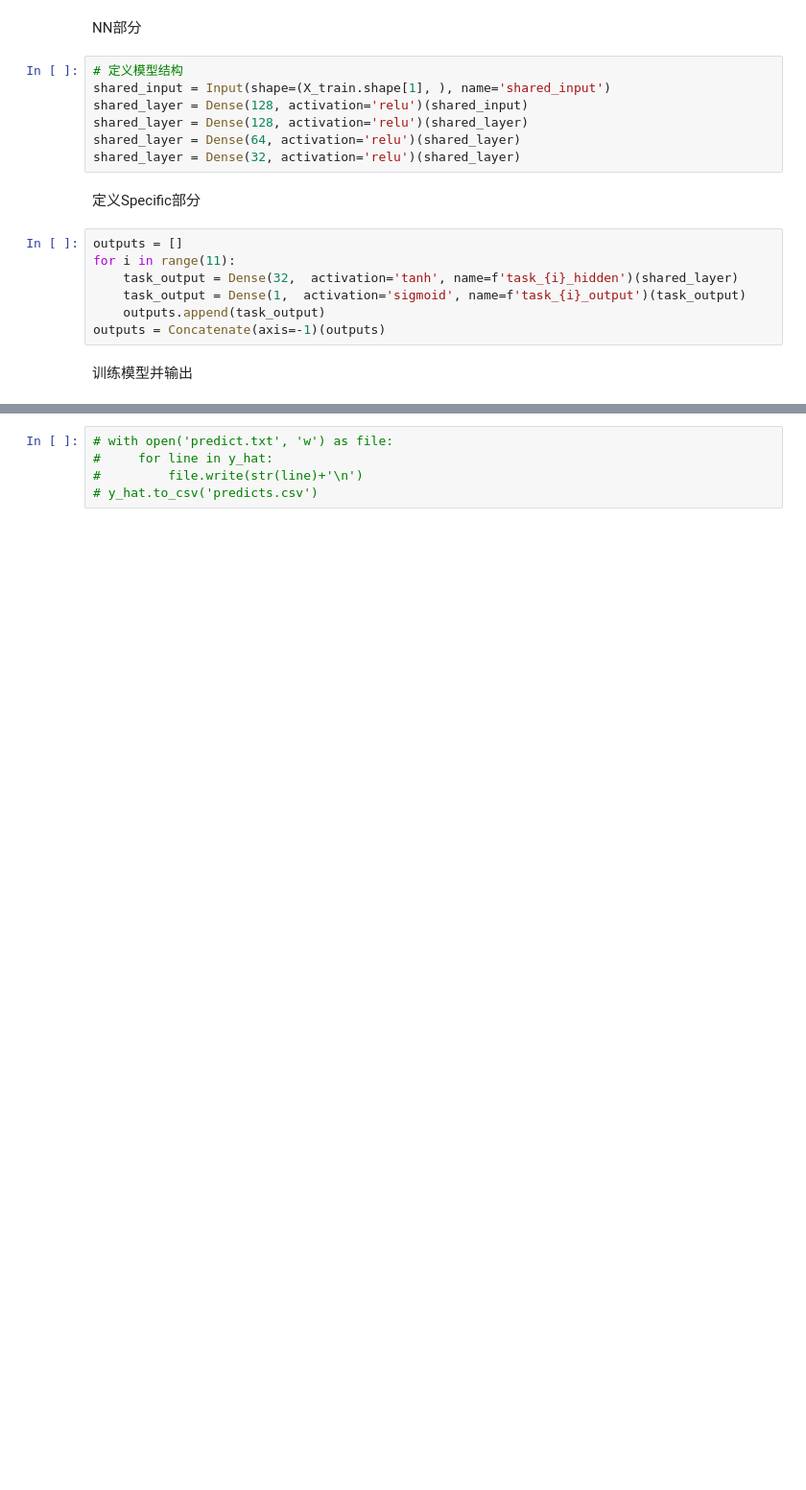
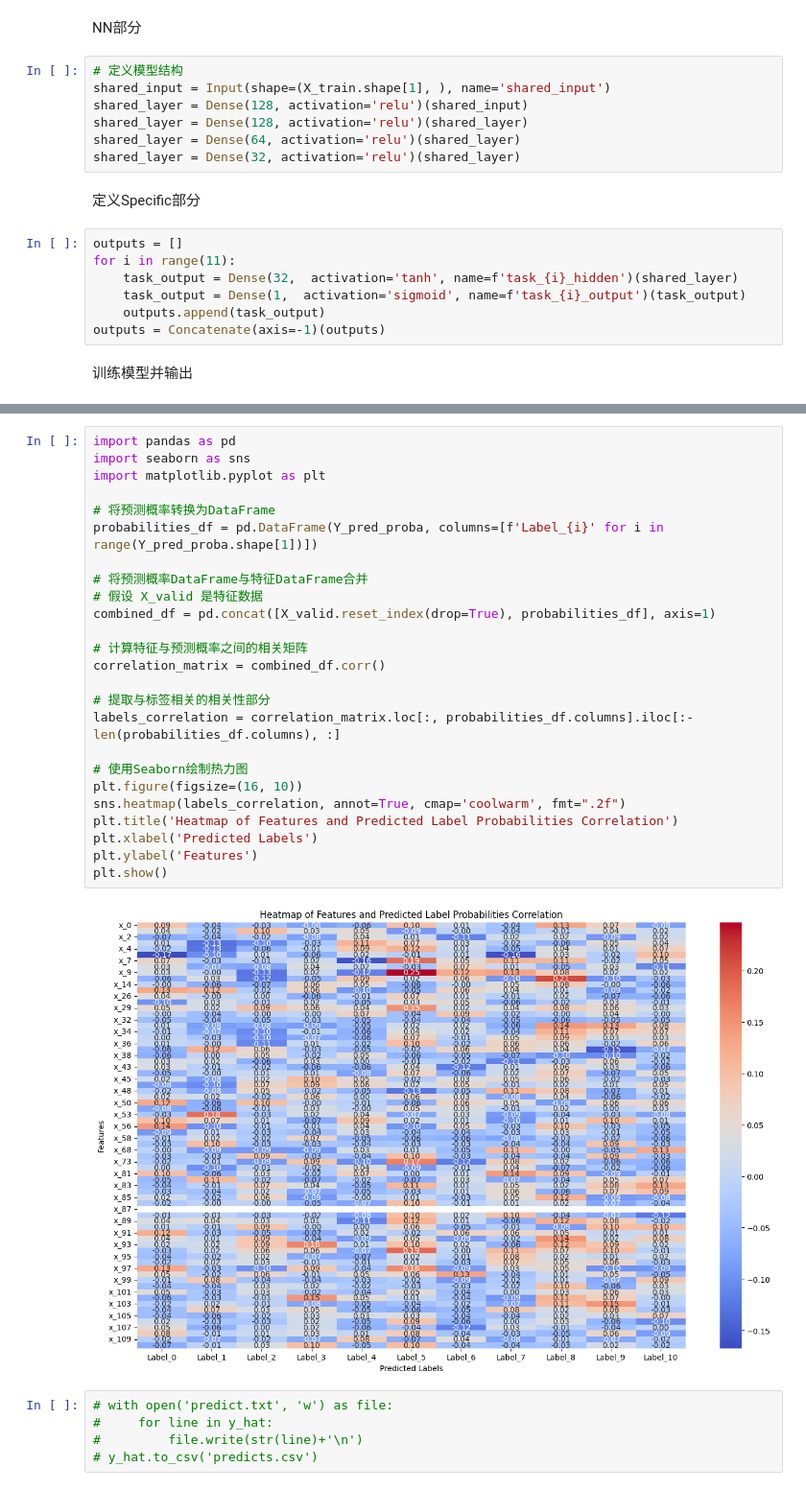
Before and after one commit to Iwan-LMX/MTL_clinicalAnalyse, a Jupyter notebook: MTL Models/HardParameterShared(MLSmote).ipynb, the cells around one changed output, grey strips where cells are left out. Shown at 96% size. Saved outputs shown, nothing was run; the diff lists cells and outputs as text; blank space fills up the shorter version.

```diff
--- a/MTL Models/HardParameterShared(MLSmote).ipynb
+++ b/MTL Models/HardParameterShared(MLSmote).ipynb
@@ -244,4 +258,31 @@ y_hat
 700 rows × 11 columns
+# %%
+import pandas as pd
+import seaborn as sns
+import matplotlib.pyplot as plt
+
+# 将预测概率转换为DataFrame
+probabilities_df = pd.DataFrame(Y_pred_proba, columns=[f'Label_{i}' for i in range(Y_pred_proba.shape[1])])
+
+# 将预测概率DataFrame与特征DataFrame合并
+# 假设 X_valid 是特征数据
+combined_df = pd.concat([X_valid.reset_index(drop=True), probabilities_df], axis=1)
+
+# 计算特征与预测概率之间的相关矩阵
+correlation_matrix = combined_df.corr()
+
+# 提取与标签相关的相关性部分
+labels_correlation = correlation_matrix.loc[:, probabilities_df.columns].iloc[:-len(probabilities_df.columns), :]
+
+# 使用Seaborn绘制热力图
+plt.figure(figsize=(16, 10))
+sns.heatmap(labels_correlation, annot=True, cmap='coolwarm', fmt=".2f")
+plt.title('Heatmap of Features and Predicted Label Probabilities Correlation')
+plt.xlabel('Predicted Labels')
+plt.ylabel('Features')
+plt.show()
+# %% [output]
+[figure, added]
 # %%
 # with open('predict.txt', 'w') as file:
 #     for line in y_hat:
```
Also changed, not shown: parts of 4 cells of this notebook, 2 other files.
